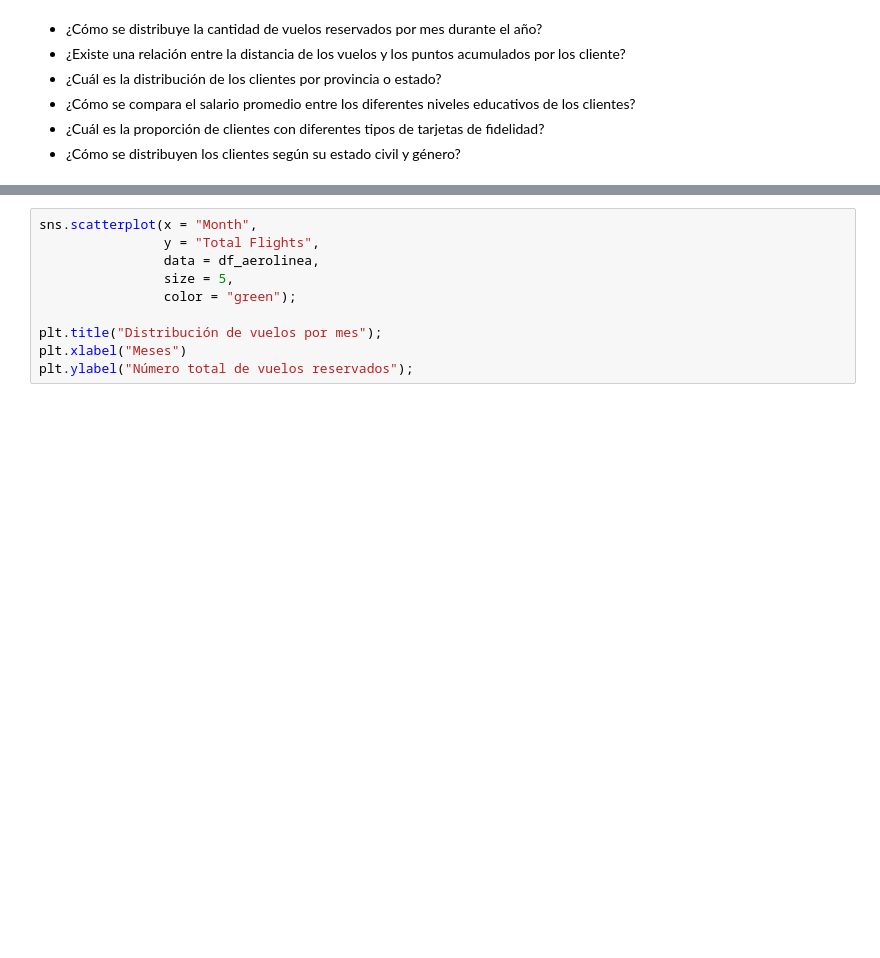
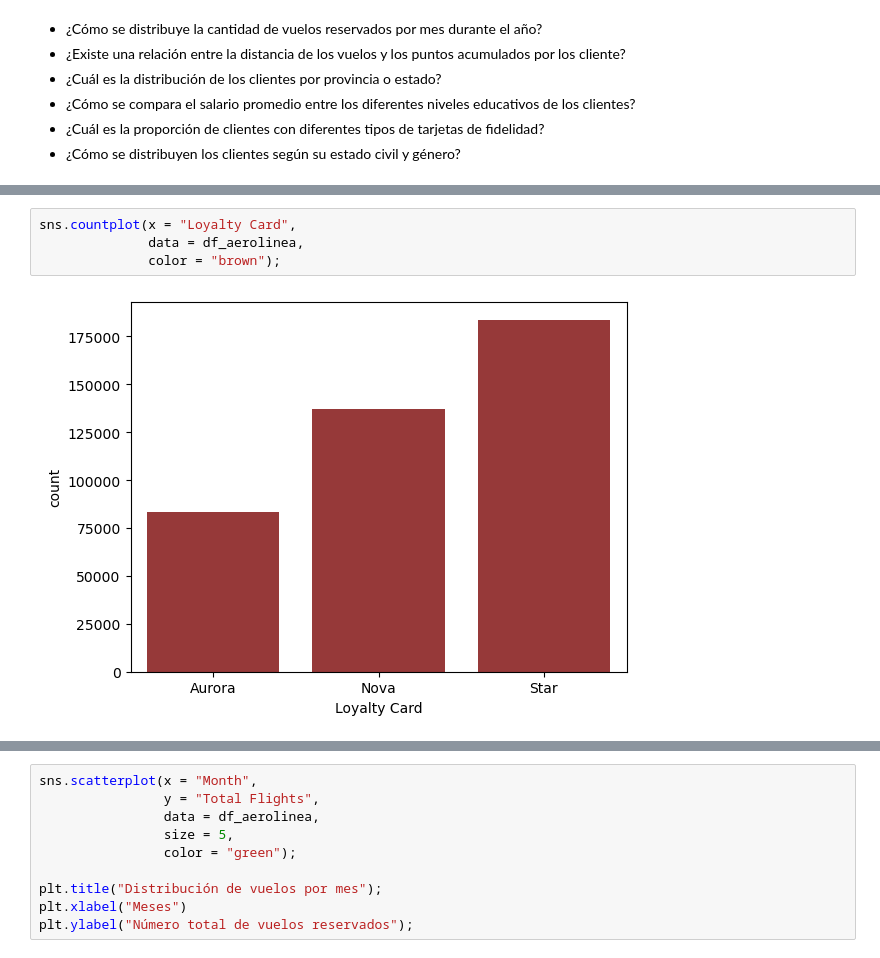
Before and after one commit to Adalab/bda-modulo-3-evaluacion-final-IreneDHA, a Jupyter notebook: visualizacion_info_aerolinea.ipynb, the cells around one changed output, grey strips where cells are left out. Drawn from its saved outputs; the diff is of its cells as text; blank space fills up the shorter version.

```diff
--- a/visualizacion_info_aerolinea.ipynb
+++ b/visualizacion_info_aerolinea.ipynb
@@ -55,0 +72,6 @@ vuelos_por_fecha = df_aerolinea.groupby(['Year', 'Month'])['Total Flights'].sum(
+# %%
+sns.countplot(x = "Loyalty Card",
+              data = df_aerolinea,
+              color = "brown");
+# %% [output]
+[figure, added]
```
Also changed, not shown: parts of 7 cells of this notebook, 2 other files.
